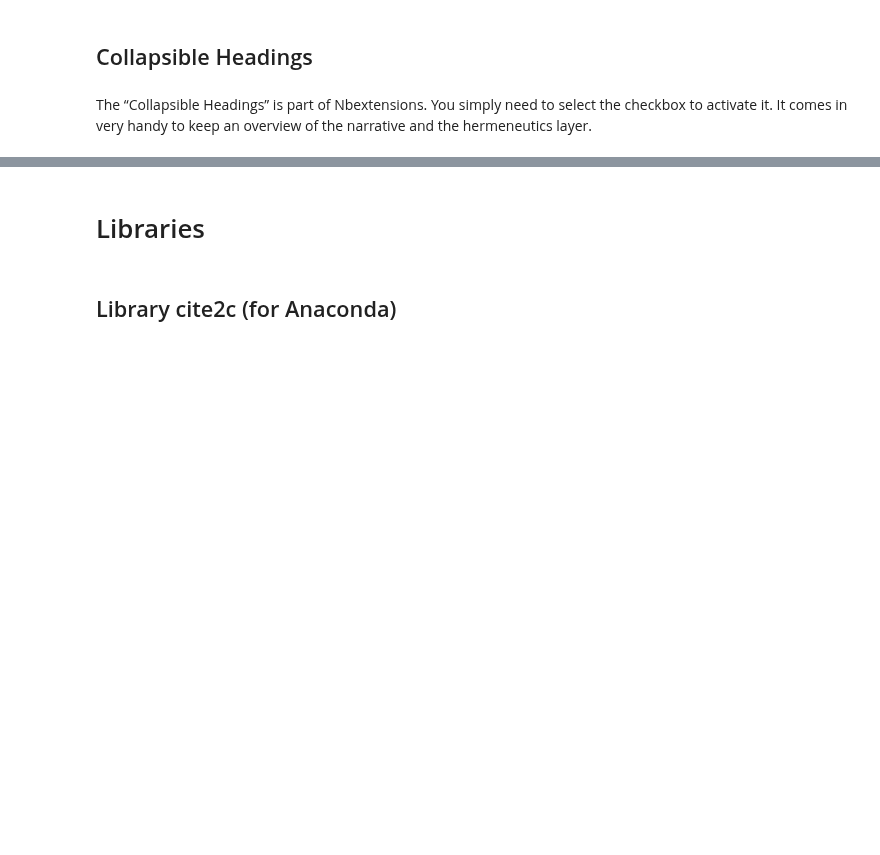
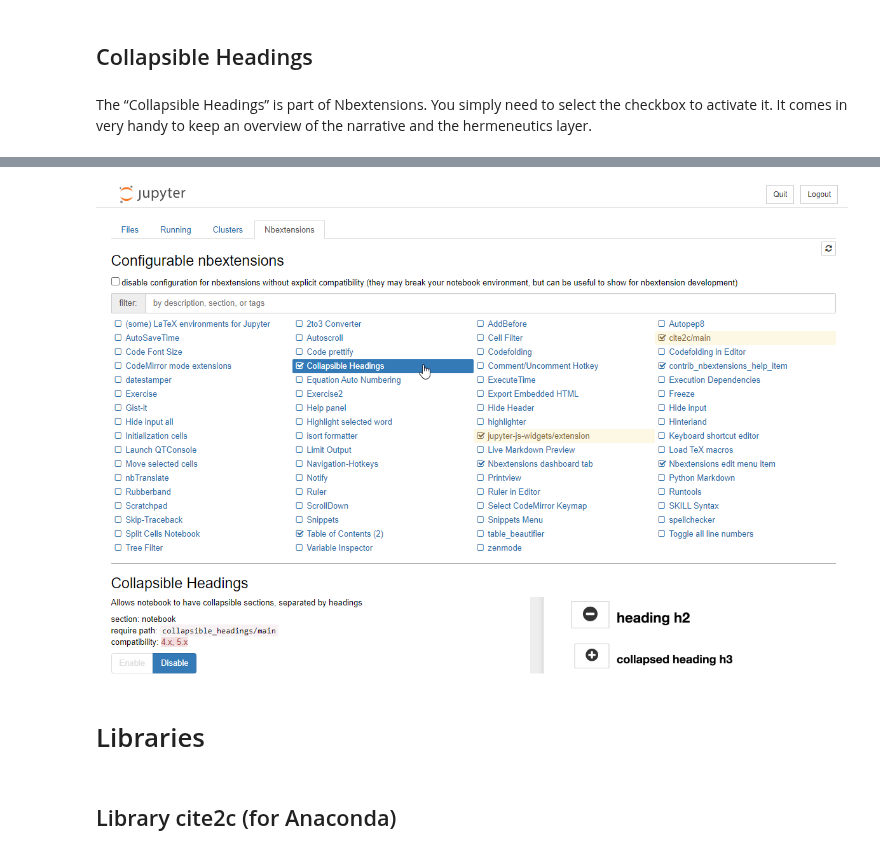
Before and after one commit to C2DH/jdh-notebook, a Jupyter notebook: examples/Author_Guideline/AuthorGuideline.ipynb, the cells around one changed output, grey strips where cells are left out. Saved outputs shown, nothing was run; the diff lists cells and outputs as text; code cells hidden in the pictures; blank space fills up the shorter version.

Commit message:
guideline & scrollytelling
- update images to use function "display" instead of URL
- start to rearrange structure according to Frédéric's suggestion

```diff
--- a/examples/Author_Guideline/AuthorGuideline.ipynb
+++ b/examples/Author_Guideline/AuthorGuideline.ipynb
@@ -211,5 +192,5 @@ metadata={
         }
     }
 }
-Image(url= "media/screenshot_collapsible_headings.png", metadata=metadata)
+display(Image("media/screenshot_collapsible_headings.png"), metadata=metadata)
 # %% [output]
@@ -217,3 +197,4 @@ Image(url= "media/screenshot_collapsible_headings.png", metadata=metadata)
+[figure, added]
 # %% [markdown]
 # Libraries
 # %% [markdown]
```
Also changed, not shown: parts of 28 cells of this notebook.
